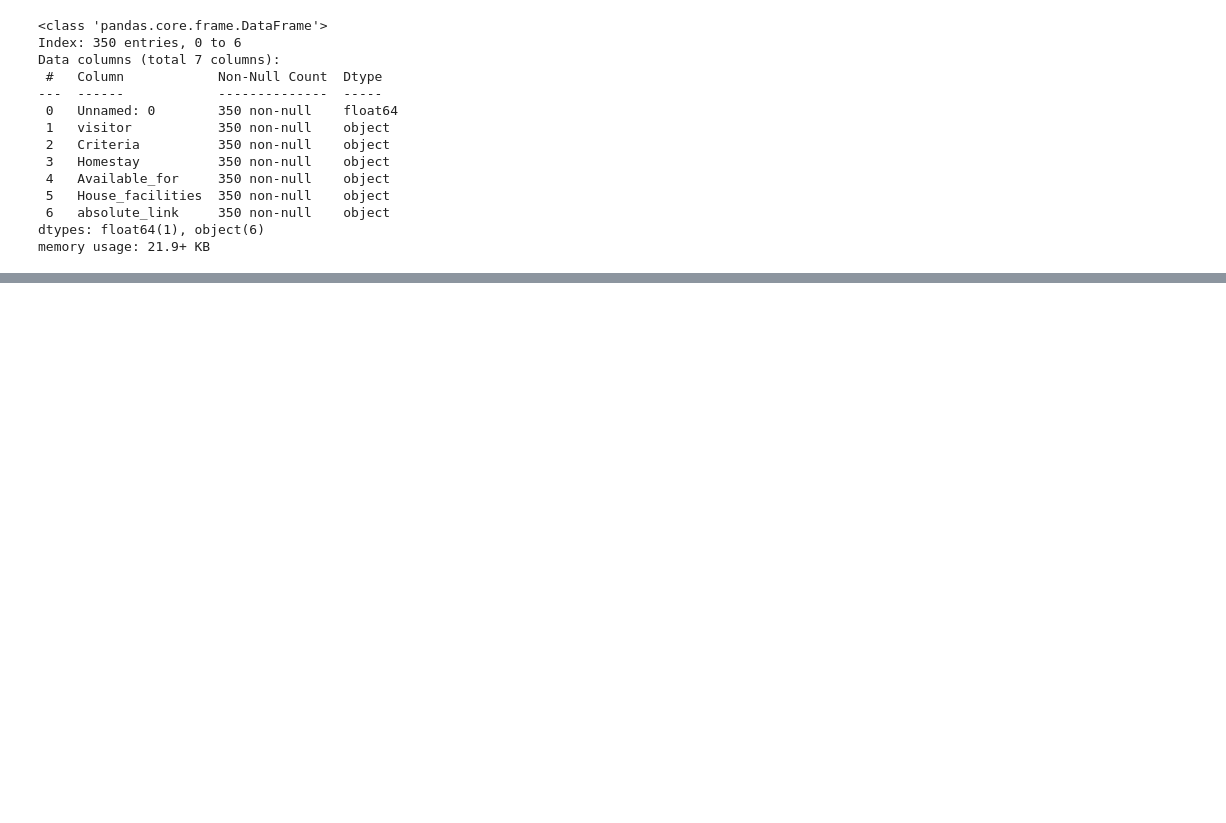
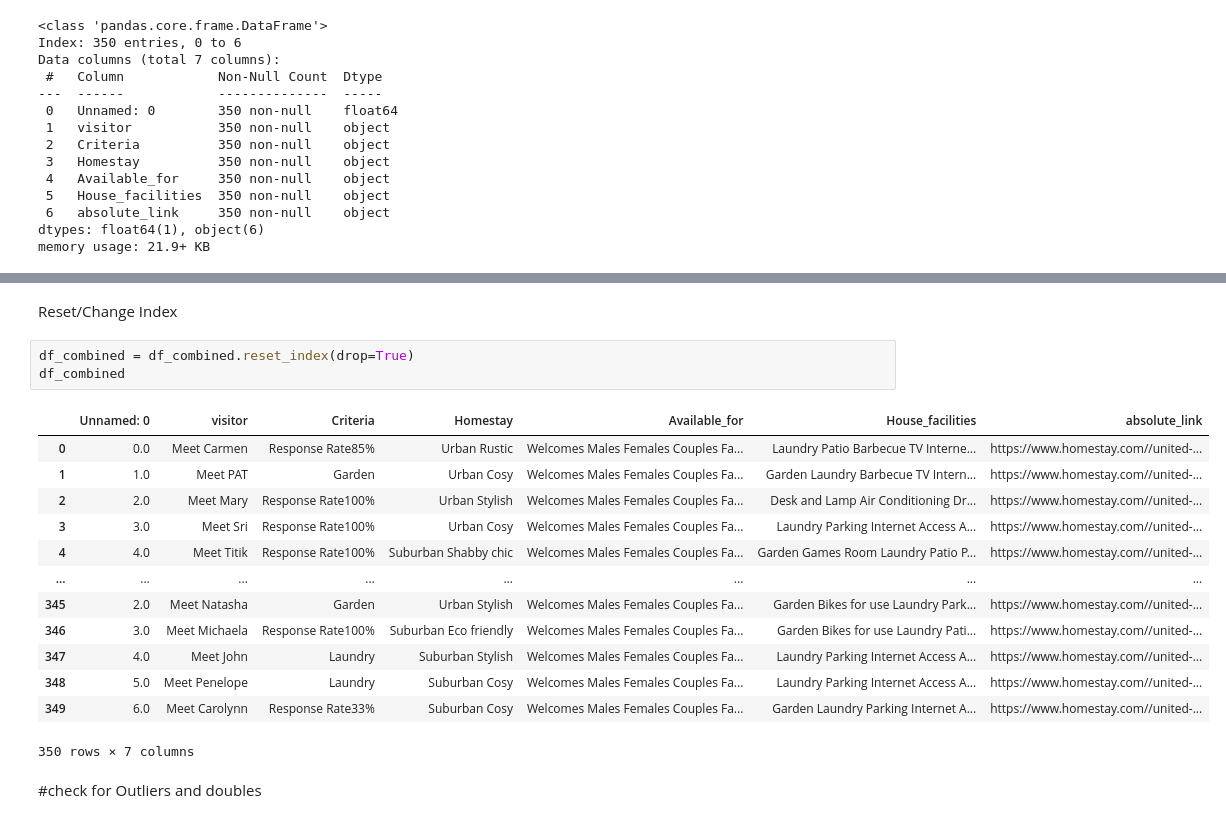
Before and after one commit to CyberWol-12/Data-science-project-with-python-webscraping, a Jupyter notebook: homestay.ipynb, the cells around one changed output, grey strips where cells are left out. Saved outputs shown, nothing was run; the diff lists cells and outputs as text; blank space fills up the shorter version.

Commit message:
reset Index

```diff
--- a/homestay.ipynb
+++ b/homestay.ipynb
@@ -125,0 +142,21 @@ memory usage: 21.9+ KB
+# %% [markdown]
+Reset/Change Index
+# %%
+df_combined = df_combined.reset_index(drop=True)
+df_combined
+# %% [output]
+|  | Unnamed: 0 | visitor | Criteria | Homestay | Available_for | House_facilities | absolute_link |
+| 0 | 0.0 | Meet Carmen | Response Rate85% | Urban Rustic | Welcomes Males Females Couples Fa... | Laundry Patio Barbecue TV Interne... | https://www.homestay.com//united-... |
+| 1 | 1.0 | Meet PAT | Garden | Urban Cosy | Welcomes Males Females Couples Fa... | Garden Laundry Barbecue TV Intern... | https://www.homestay.com//united-... |
+| 2 | 2.0 | Meet Mary | Response Rate100% | Urban Stylish | Welcomes Males Females Couples Fa... | Desk and Lamp Air Conditioning Dr... | https://www.homestay.com//united-... |
+| 3 | 3.0 | Meet Sri | Response Rate100% | Urban Cosy | Welcomes Males Females Couples Fa... | Laundry Parking Internet Access A... | https://www.homestay.com//united-... |
+| 4 | 4.0 | Meet Titik | Response Rate100% | Suburban Shabby chic | Welcomes Males Females Couples Fa... | Garden Games Room Laundry Patio P... | https://www.homestay.com//united-... |
+| ... | ... | ... | ... | ... | ... | ... | ... |
+| 345 | 2.0 | Meet Natasha | Garden | Urban Stylish | Welcomes Males Females Couples Fa... | Garden Bikes for use Laundry Park... | https://www.homestay.com//united-... |
+| 346 | 3.0 | Meet Michaela | Response Rate100% | Suburban Eco friendly | Welcomes Males Females Couples Fa... | Garden Bikes for use Laundry Pati... | https://www.homestay.com//united-... |
+| 347 | 4.0 | Meet John | Laundry | Suburban Stylish | Welcomes Males Females Couples Fa... | Laundry Parking Internet Access A... | https://www.homestay.com//united-... |
+| 348 | 5.0 | Meet Penelope | Laundry | Suburban Cosy | Welcomes Males Females Couples Fa... | Laundry Parking Internet Access A... | https://www.homestay.com//united-... |
+| 349 | 6.0 | Meet Carolynn | Response Rate33% | Suburban Cosy | Welcomes Males Females Couples Fa... | Garden Laundry Parking Internet A... | https://www.homestay.com//united-... |
+350 rows × 7 columns
+# %% [markdown]
+#check for Outliers and doubles
```
Also changed, not shown: parts of 3 cells of this notebook.
